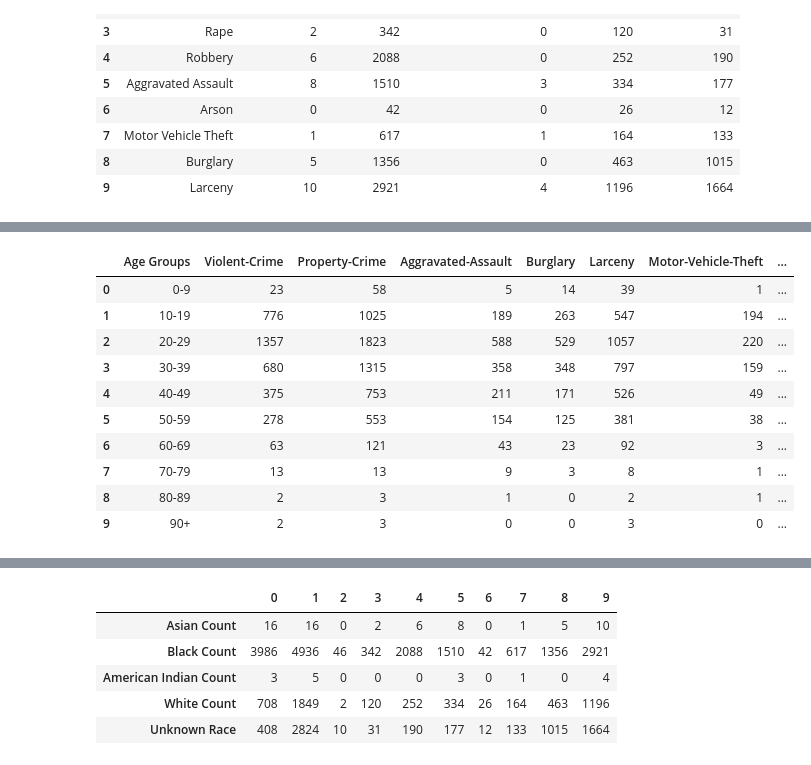
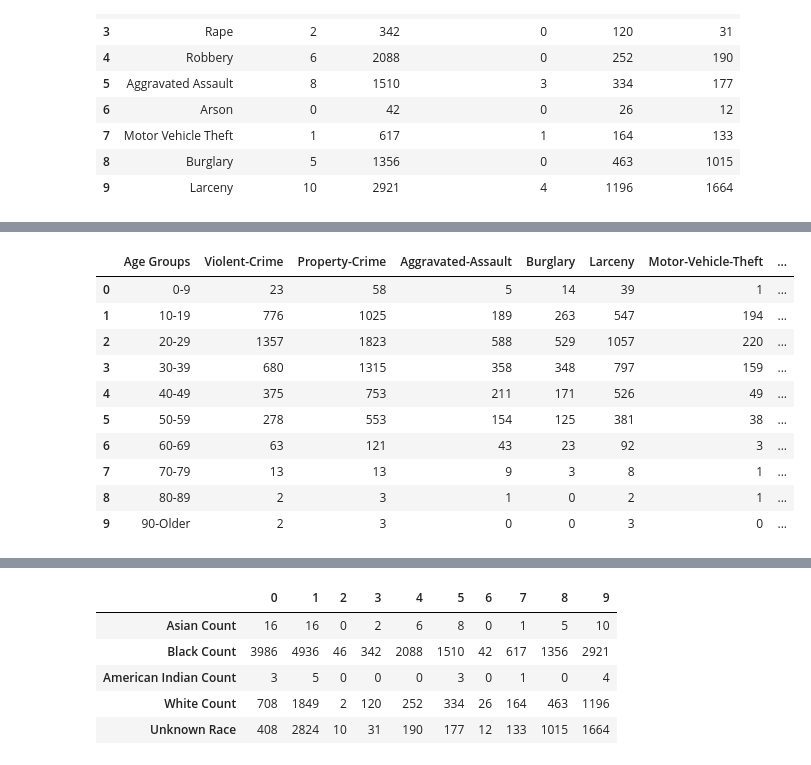
Before and after one commit to drjulie2105/Group_Project_1, a Jupyter notebook: Crime_Cuyahoga/crime_cuy.ipynb, the cells around one changed output, grey strips where cells are left out. Drawn from its saved outputs; the diff is of its cells as text; code cells hidden in the pictures.

```diff
--- a/Crime_Cuyahoga/crime_cuy.ipynb
+++ b/Crime_Cuyahoga/crime_cuy.ipynb
@@ -541,21 +548,21 @@ arson_age90_Older = response["data"][148]["value"]
 arson_list = [arson_age0_9, arson_age10_19, arson_age20_29, arson_age30_39, arson_age40_49, arson_age50_59, arson_age60_69, arson_age70_79, arson_age80_89, arson_age90_Older]
 # %%
 #create dataframe for age data
-age_list= ['0-9', '10-19', '20-29', '30-39', '40-49', '50-59', '60-69', '70-79', '80-89', '90+', 'unknown']
+age_list= ['0-9', '10-19', '20-29', '30-39', '40-49', '50-59', '60-69', '70-79', '80-89', '90-Older', 'unknown']
 cle2017_crime_age_df = pd.DataFrame(list(zip(age_list, vc_list, pc_list, aa_list, burglary_list, larceny_list, mvt_list, homicide_list ,rape_list, robbery_list, arson_list)),columns=["Age Groups", "Violent-Crime", "Property-Crime", "Aggravated-Assault", "Burglary", "Larceny", "Motor-Vehicle-Theft", "Homicide", "Rape", "Robbery", "Arson"])
 cle2017_crime_age_df
 # %% [output]
 |  | Age Groups | Violent-Crime | Property-Crime | Aggravated-Assault | Burglary | Larceny | Motor-Vehicle-Theft | ... |
 | 0 | 0-9 | 23 | 58 | 5 | 14 | 39 | 1 | ... |
 | 1 | 10-19 | 776 | 1025 | 189 | 263 | 547 | 194 | ... |
 | 2 | 20-29 | 1357 | 1823 | 588 | 529 | 1057 | 220 | ... |
 | 3 | 30-39 | 680 | 1315 | 358 | 348 | 797 | 159 | ... |
 | 4 | 40-49 | 375 | 753 | 211 | 171 | 526 | 49 | ... |
 | 5 | 50-59 | 278 | 553 | 154 | 125 | 381 | 38 | ... |
 | 6 | 60-69 | 63 | 121 | 43 | 23 | 92 | 3 | ... |
 | 7 | 70-79 | 13 | 13 | 9 | 3 | 8 | 1 | ... |
 | 8 | 80-89 | 2 | 3 | 1 | 0 | 2 | 1 | ... |
-| 9 | 90+ | 2 | 3 | 0 | 0 | 3 | 0 | ... |
+| 9 | 90-Older | 2 | 3 | 0 | 0 | 3 | 0 | ... |
 # %%
 #add totals row and column for pie charts
 
```
Also changed, not shown: parts of 50 cells of this notebook.
